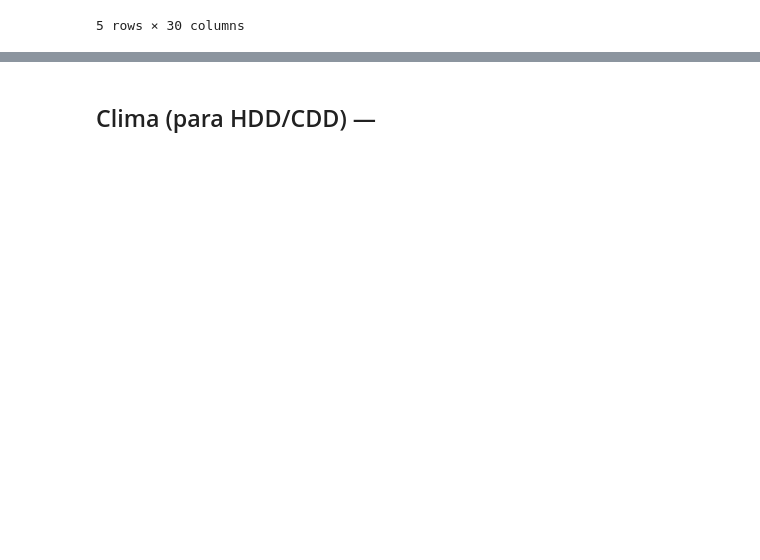
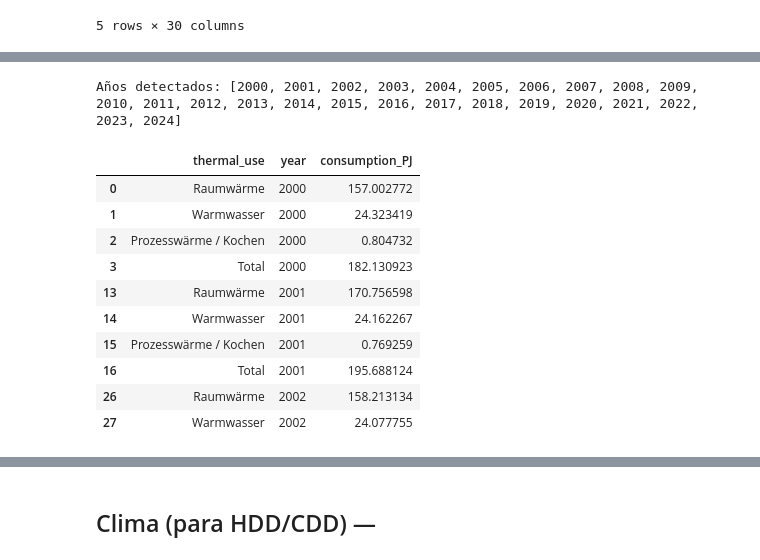
Before and after one commit to franchi2412/visualizaciones-practica, a Jupyter notebook: practica.ipynb, the cells around one changed output, grey strips where cells are left out. Drawn from its saved outputs; the diff is of its cells as text; code cells hidden in the pictures; blank space fills up the shorter version.

```diff
--- a/practica.ipynb
+++ b/practica.ipynb
@@ -77,0 +432,49 @@ df.to_csv(out_path, index=False)
+# %%
+# Archivo y hoja
+path = Path("data/energy/12388-PHH_Webtabellen_2024.xlsx")
+sheet = "Tabelle9"   #
+
+# 1) Leer usando la cabecera correcta
+df_raw = pd.read_excel(path, sheet_name=sheet, header=5)
+
+# 2) Quitar columnas vacías tipo "Unnamed"
+df_raw = df_raw.loc[:, ~df_raw.columns.astype(str).str.startswith("Unnamed")].copy()
+
+# 3) Renombrar la primera columna como "thermal_use"
+df_raw = df_raw.rename(columns={df_raw.columns[0]: "thermal_use"})
+
+# 4) Detectar columnas-año (2000 o 2000.0)
+year_cols = [c for c in df_raw.columns if re.fullmatch(r"\d{4}(\.0)?", str(c).strip())]
+print("Años detectados:", year_cols)
+
+# 5) uso térmico + años
+df_use = df_raw[["thermal_use"] + year_cols].copy()
+
+# 6) Convertir a formato largo (tidy)
+df_t9 = df_use.melt(
+    id_vars="thermal_use",
+    var_name="year",
+    value_name="consumption_PJ"
+)
+
+# 7) Limpiar tipos y filas vacías
+df_t9["year"] = pd.to_numeric(df_t9["year"], errors="coerce").astype(int)
+df_t9 = df_t9.dropna(subset=["consumption_PJ"])
+
+# (Opcional) quitar fila Total
+# df_t9 = df_t9[df_t9["thermal_use"].str.lower() != "total"]
+
+df_t9.head(10)
+# %% [output]
+Años detectados: [2000, 2001, 2002, 2003, 2004, 2005, 2006, 2007, 2008, 2009, 2010, 2011, 2012, 2013, 2014, 2015, 2016, 2017, 2018, 2019, 2020, 2021, 2022, 2023, 2024]
+|  | thermal_use | year | consumption_PJ |
+| 0 | Raumwärme | 2000 | 157.002772 |
+| 1 | Warmwasser | 2000 | 24.323419 |
+| 2 | Prozesswärme / Kochen | 2000 | 0.804732 |
+| 3 | Total | 2000 | 182.130923 |
+| 13 | Raumwärme | 2001 | 170.756598 |
+| 14 | Warmwasser | 2001 | 24.162267 |
+| 15 | Prozesswärme / Kochen | 2001 | 0.769259 |
+| 16 | Total | 2001 | 195.688124 |
+| 26 | Raumwärme | 2002 | 158.213134 |
+| 27 | Warmwasser | 2002 | 24.077755 |
```
Also changed, not shown: parts of 41 cells of this notebook, 21 other files.
